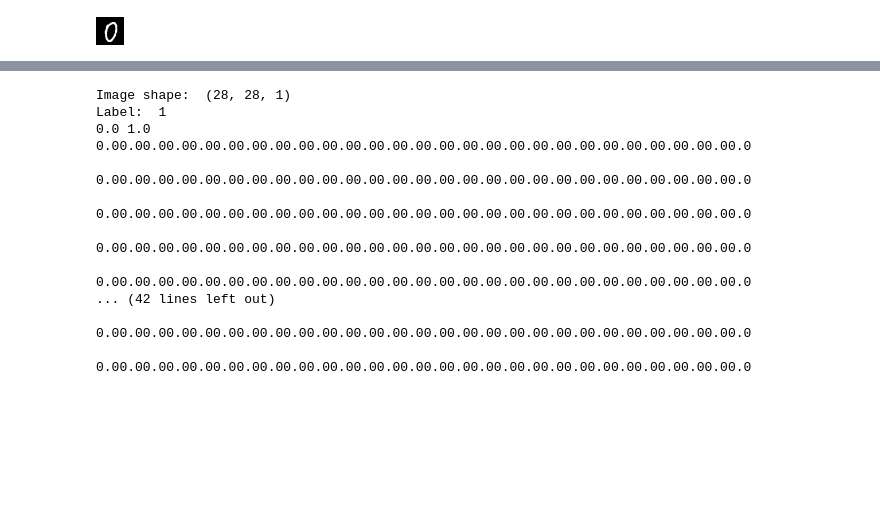
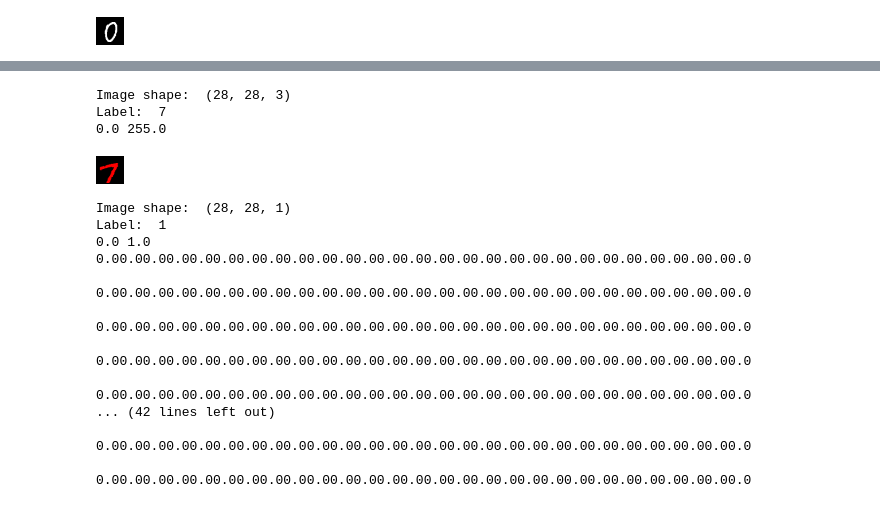
Before and after one commit to gugajazz/Classifier_AI, a Jupyter notebook: Classifier_Training.ipynb, the cells around one changed output, grey strips where cells are left out. Cells and saved outputs as stored; diff of their text form; code cells hidden in the pictures; blank space fills up the shorter version.

Commit message:
Back being able to display imgs even tho they only have 1 color channel

```diff
--- a/Classifier_Training.ipynb
+++ b/Classifier_Training.ipynb
@@ -144,18 +144,41 @@ first_image = image_batch[0]
 # %%
 # Not using the normalized to be able to display it
 for image, label in train_ds.take(1):
-    print("Image shape: ", image.numpy().shape)
+
+    # a = np.zeros((6,2))
+    # print(a.shape)
+    # b = np.ones((6,1))
+    # print(b.shape)
+    # a = np.hstack((a,b))
+    # print(a.shape)
+    # (6, 2)
+    # (6, 1)
+    # (6, 3)
+
+    imgToBeDisplayed = image.numpy()
+
+    extraChannel = np.zeros((28,28,1))
+    imgToBeDisplayed = np.concatenate((imgToBeDisplayed,extraChannel), axis=2)
+    imgToBeDisplayed = np.concatenate((imgToBeDisplayed,extraChannel), axis=2)
+    # image.numpy()[:,:,2]=0
+
+    print("Image shape: ", imgToBeDisplayed.shape)
     print("Label: ", label.numpy())
     # #print(f'->{image}')
 
     print(np.min(image), np.max(image))
 
-    image_uint8 = image.numpy().astype(np.uint8)
+    image_uint8 = imgToBeDisplayed.astype(np.uint8)
     img = Image.fromarray(image_uint8, 'RGB')
     #img.show()
     img.save('Classifier\\temp.png')
 
 PIL.Image.open('Classifier\\temp.png')
+# %% [output]
+Image shape:  (28, 28, 3)
+Label:  7
+0.0 255.0
+[figure, added]
 # %%
 # dataset_to_numpy = list(normalized_ds.as_numpy_iterator())
 # shape = tf.shape(dataset_to_numpy)
```
Also changed, not shown: parts of 4 cells of this notebook.
